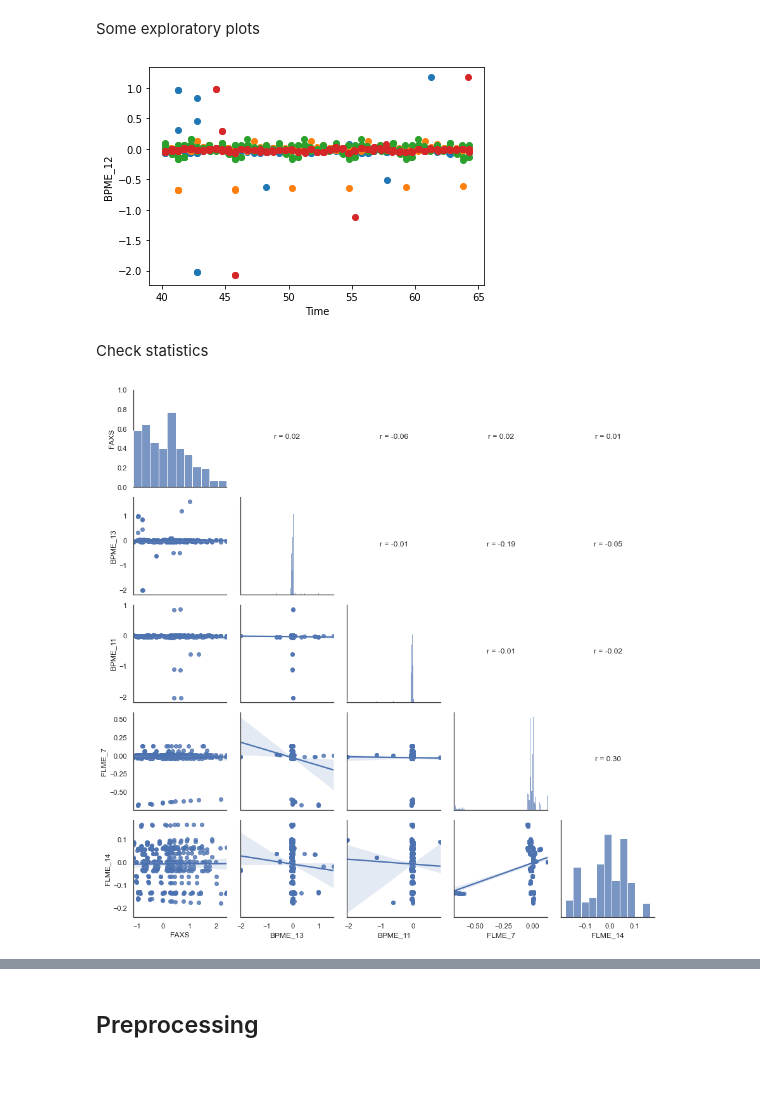
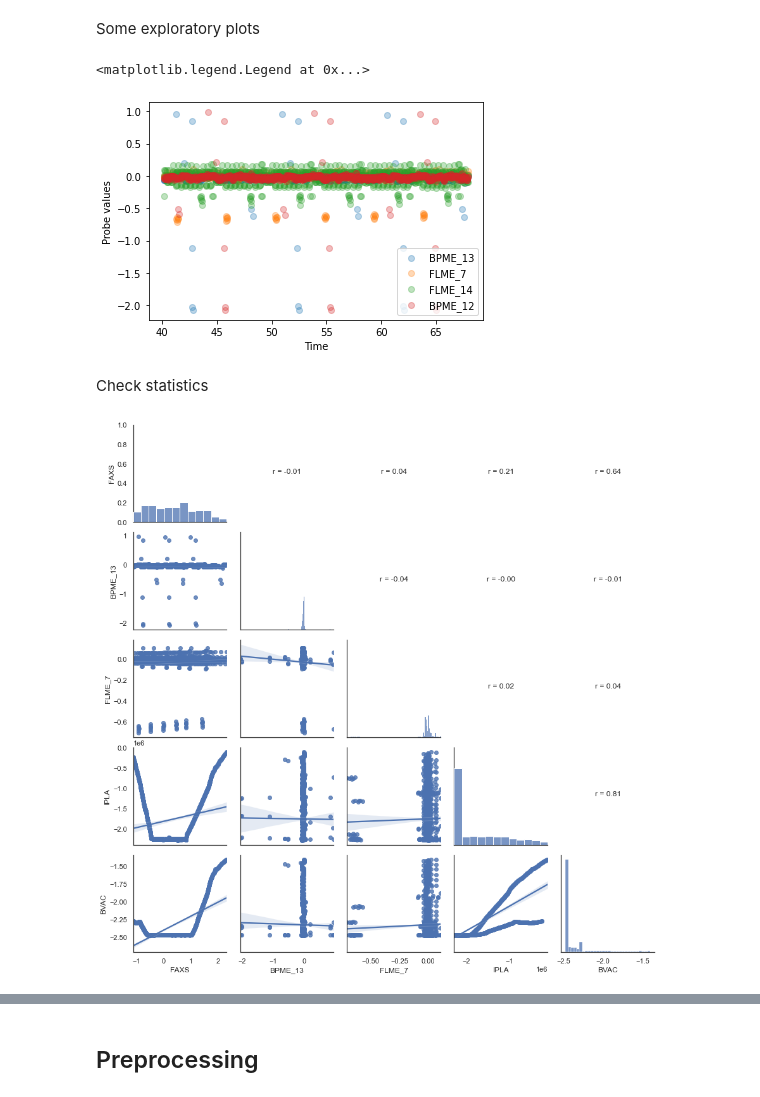
Before and after one commit to esl-lewis/ml-surrogate-fusion, a Jupyter notebook: ml_models/surrogate_exploratory.ipynb, the cells around one changed output, grey strips where cells are left out. Cells and saved outputs as stored; diff of their text form; code cells hidden in the pictures.

Commit message:
dynamic time warping notebooks

```diff
--- a/ml_models/surrogate_exploratory.ipynb
+++ b/ml_models/surrogate_exploratory.ipynb
@@ -89,9 +91,9 @@ def reg_coef(x, y, label=None, color=None, **kwargs):
     ax.set_axis_off()
 
 def plot_vars_time(y):
-    plt.scatter(one_pulse["Time"],y)
+    plt.scatter(one_pulse["Time"],y,label=str(y.name),alpha=0.3)
     plt.xlabel('Time')
-    plt.ylabel(str(y.name))
+    plt.ylabel("Probe values")
 
 def build_and_compile_model(norm):
     model = keras.Sequential([
@@ -106,3 +108,18 @@ def build_and_compile_model(norm):
     return model
 # %% [markdown]
 Import data
+# %%
+mag_df = pd.read_csv("../JET_EFIT_magnetic/99070_MAGC.csv",index_col=0)
+#mag_df = mag_df.set_index("Time")
+print(mag_df.shape)
+
+efit_df = pd.read_csv("../JET_EFIT_magnetic/99070_EFIT.csv",index_col=0)
+#efit_df = efit_df.set_index("Time")
+print(efit_df.shape)
+
+# merged should be 927 x 41
+
+merged_df = mag_df.merge(efit_df, how="outer",on="Time")
+merged_df = merged_df.dropna(axis=0)
+print(merged_df.head(2))
+print(merged_df.shape)
@@ -109,31 +143,36 @@ Import data
 # %%
 
-pulse_data = pd.read_csv("../JET_EFIT_magnetic/sampled_data.csv")
-pulse_data = pulse_data.dropna(axis=0)
+#pulse_data = pd.read_csv("../JET_EFIT_magnetic/interpolated_99070.csv")
+#pulse_data = pulse_data.dropna(axis=0)
+
+pulse_data = merged_df
 
 y = pulse_data["FAXS"]
 X = pulse_data.drop(["FAXS", "FBND", "Time"], axis=1)
+#X = pulse_data.drop(["FAXS", "FBND"], axis=1)
 # %% [markdown]
 Some exploratory plots
 # %%
 # plot FAXS, and some probes against time
 #plot_vars_time(pulse_data["FAXS"])
 
 # 190 to only look at one time slice
-one_pulse = pulse_data[:190]
+one_pulse = pulse_data
 
 plot_vars_time(one_pulse["BPME_13"])
 plot_vars_time(one_pulse["FLME_7"])
 plot_vars_time(one_pulse["FLME_14"])
 plot_vars_time(one_pulse["BPME_12"])
+plt.legend(loc="lower right")
 # %% [output]
+<matplotlib.legend.Legend at 0x...>
-[figure, old version]
+[figure, new version]
 # %% [markdown]
 Check statistics
 # %%
 sns.set(style="white")
 
-pair_plot = sns.PairGrid(pulse_data[['FAXS', 'BPME_13', 'BPME_11', 'FLME_7','FLME_14']])
+pair_plot = sns.PairGrid(pulse_data[['FAXS', 'BPME_13','FLME_7','IPLA', 'BVAC']])
 pair_plot.map_diag(sns.histplot)
 pair_plot.map_lower(sns.regplot)
 pair_plot.map_upper(reg_coef)
@@ -141,7 +180,7 @@ plt.show()
 
 # shall we exlcude all values close to zero? define some small range around 0 and try to ignore it?
 # %% [output]
-[figure, old version]
+[figure, new version]
 # %%
 # try and fix distribution with scaling
 x_np = X.values #returns a numpy array
```
Also changed, not shown: parts of 30 cells of this notebook, 9 other files.
